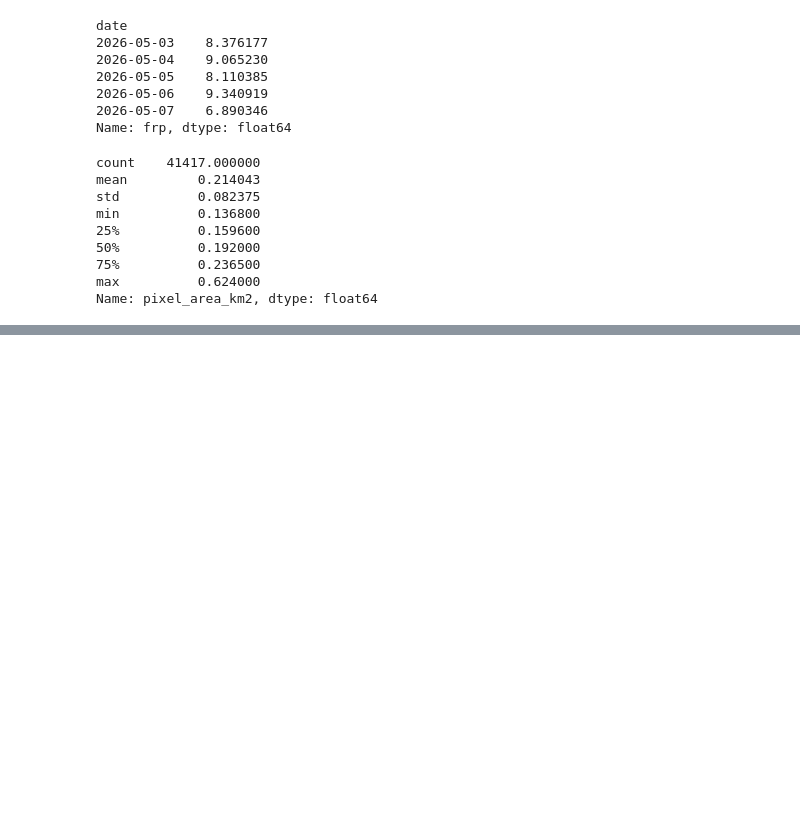
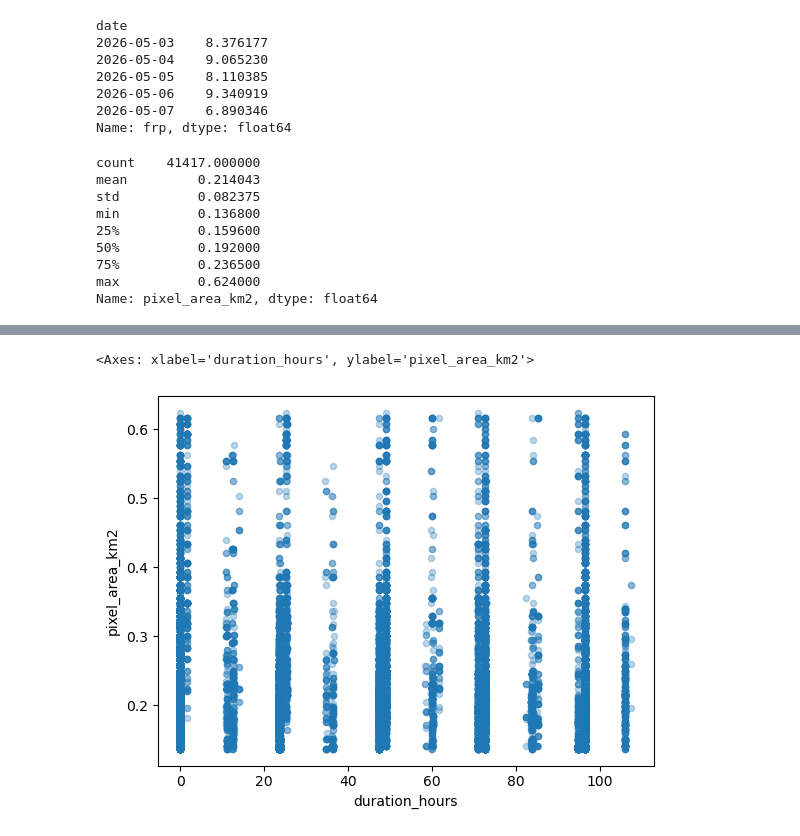
Before and after one commit to maraz999/sds210_project_wildfire, a Jupyter notebook: notebooks/wildfire_analysis.ipynb, the cells around one changed output, grey strips where cells are left out. Drawn from its saved outputs; the diff is of its cells as text; code cells hidden in the pictures; blank space fills up the shorter version.

```diff
--- a/notebooks/wildfire_analysis.ipynb
+++ b/notebooks/wildfire_analysis.ipynb
@@ -185,0 +231,9 @@ duration_stats['duration_hours'] = (duration_stats['max'] - duration_stats['min'
+# %%
+## dauer vs fire size
+fires_with_duration.plot.scatter(
+    x='duration_hours',
+    y='pixel_area_km2',
+    alpha=0.3)
+# %% [output]
+<Axes: xlabel='duration_hours', ylabel='pixel_area_km2'>
+[figure, added]
```
Also changed, not shown: parts of 6 cells of this notebook.
